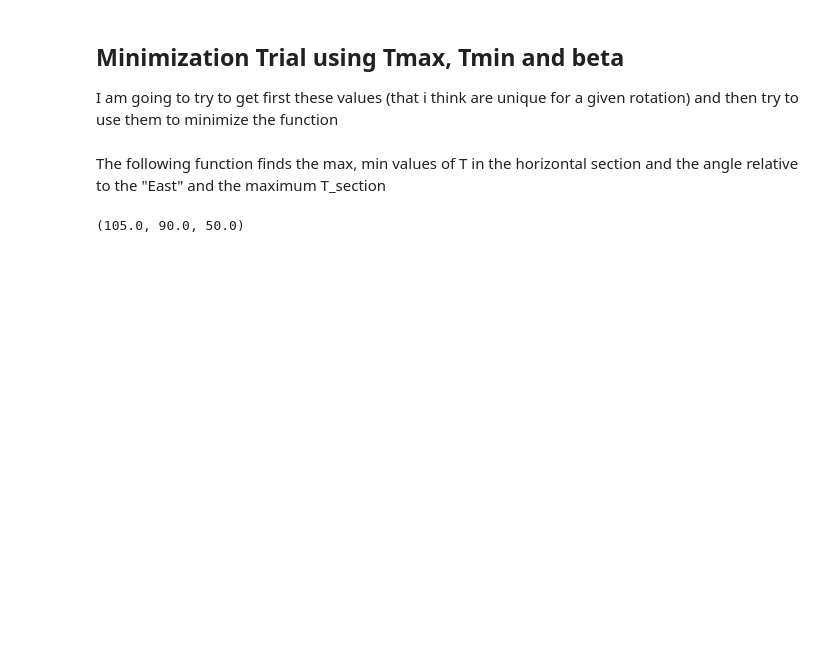
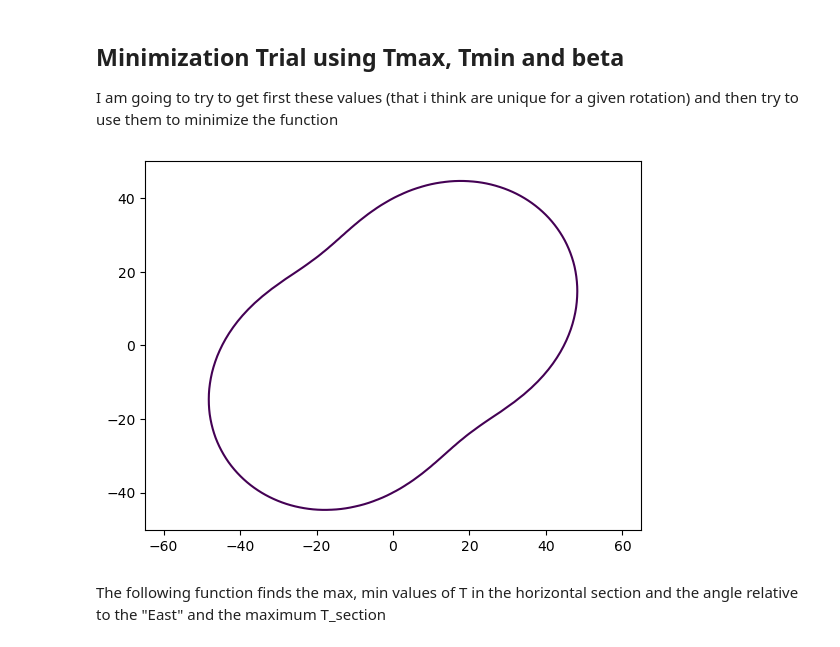
Before and after one commit to bertopadron/FTIR-EBSD, a Jupyter notebook: notebooks2learn/Sliders.ipynb, the cells around one changed output. Saved outputs shown, nothing was run; the diff lists cells and outputs as text; code cells hidden in the pictures; blank space fills up the shorter version.

```diff
--- a/notebooks2learn/Sliders.ipynb
+++ b/notebooks2learn/Sliders.ipynb
@@ -157,9 +157,11 @@ interactive(children=(FloatSlider(value=0.0, description='phi1', max=180.0, step
 
 I am going to try to get first these values (that i think are unique for a given rotation) and then try to use them to minimize the function
 # %%
-euler_ang=(105, 0, 0)
+euler_ang=(105, 65, 50)
 rotation = rotate(coordinates=(x, y, z), euler_ang=euler_ang)
-section_xy = ax.contour(rotation[0], rotation[1], rotation[2], [0])
+section_xy = plt.contour(rotation[0], rotation[1], rotation[2], [0])
+# %% [output]
+[figure, added]
 # %% [markdown]
 The following function finds the max, min values of T in the horizontal section and the angle relative to the "East" and the maximum T_section
 # %%
@@ -184,7 +190,3 @@ def parm_section(section_xy):
     T_section_min = T_section.min()
 
     return beta.round(), T_section_max, T_section_min
-# %%
-parm_section(section_xy)
-# %% [output]
-(105.0, 90.0, 50.0)
```
Also changed, not shown: parts of 9 cells of this notebook.
